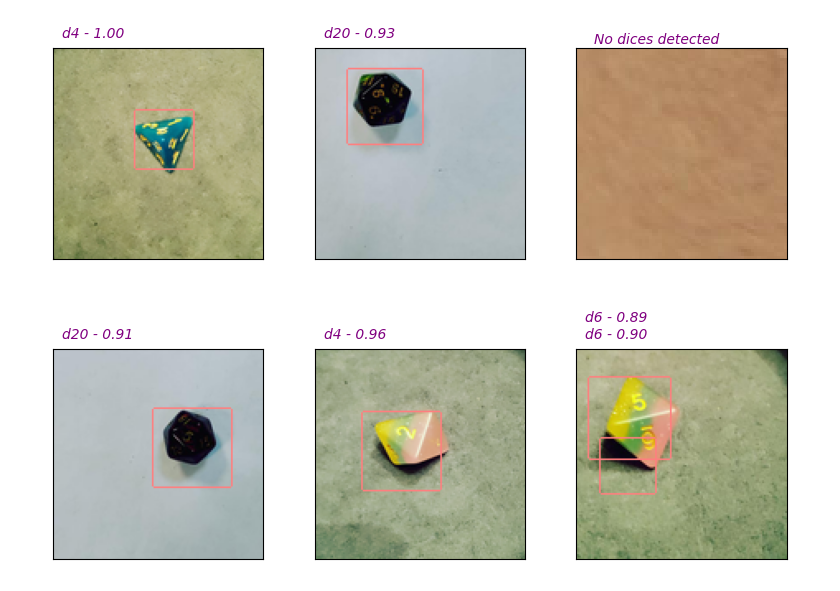
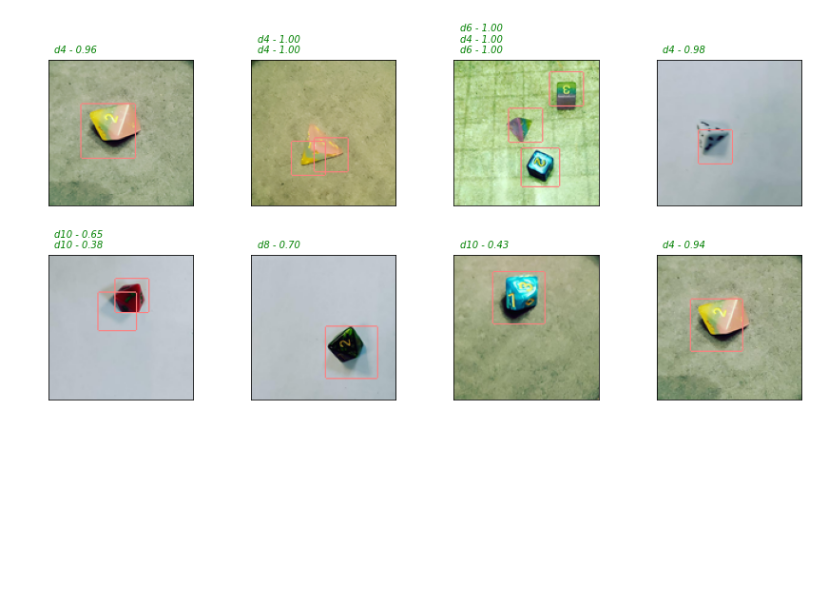
Before and after one commit to K0nkere/DL-Dice-detection-project, a Jupyter notebook: test.ipynb, the cells around one changed output. Drawn from its saved outputs; the diff is of its cells as text; code cells hidden in the pictures; blank space fills up the shorter version.

```diff
--- a/test.ipynb
+++ b/test.ipynb
@@ -164,42 +164,42 @@ lst_urls = urls.replace("\n", "").replace('"', '').split(",")
 # url = "http://localhost:9696/predict" # uncomment for testing local Flask app
 url = "http://localhost:8080/predict" # for testing Kubernetes deployment
 
-N = 6 # number of samples to predict and plot - better to be even
+N = 8 # number of samples to predict and plot - better to be even
 
 idx = np.random.choice(lst_urls, size=N, replace=False)
 random_samples = idx
 
-fig, axes = plt.subplots(2, N//2, figsize=(8, 6))
+fig, axes = plt.subplots(2, N//2, figsize=(12, 6))
 axes = axes.flatten()
 
 
 for i, test_url in enumerate(random_samples):
     test = {'url': test_url}
 
     response = requests.post(url, json=test)
 
     try:
         np_arr = uncompress_nparr(response.content)
         class_labels, result = np_arr[0], np_arr[1]
 
         titles=str()
         for label in class_labels:
             class_prob = sorted(dict(zip(classes, label)).items(), reverse=True, key=lambda x: x[1])[0]
             titles +=f"{class_prob[0]} - {class_prob[1]:.2f}\n"
 
         if isinstance(result, np.ndarray):
             axes[i].imshow(((result + 1.)*127.5).astype('int')) # for xception preprocessor
             # axes[i].imshow(result) # for standart preprocessor
-            axes[i].text(5,3, titles, color='purple', fontstyle='italic')
+            axes[i].text(5,3, titles, color='green', fontstyle='italic')
 
     except:
         sample_img_original = download_image(test_url)
         axes[i].imshow(np.array(sample_img_original))
-        axes[i].text(5, -2, "No dices detected", color='purple', fontstyle='italic')
+        axes[i].text(5, -2, "No dices detected", color='green', fontstyle='italic')
 
 plt.tight_layout()
 
 plt.setp(plt.gcf().get_axes(), xticks=[], yticks=[])
 plt.show()
 # %% [output]
-[figure, old version]
+[figure, new version]
```
Also changed, not shown: 4 other files.
